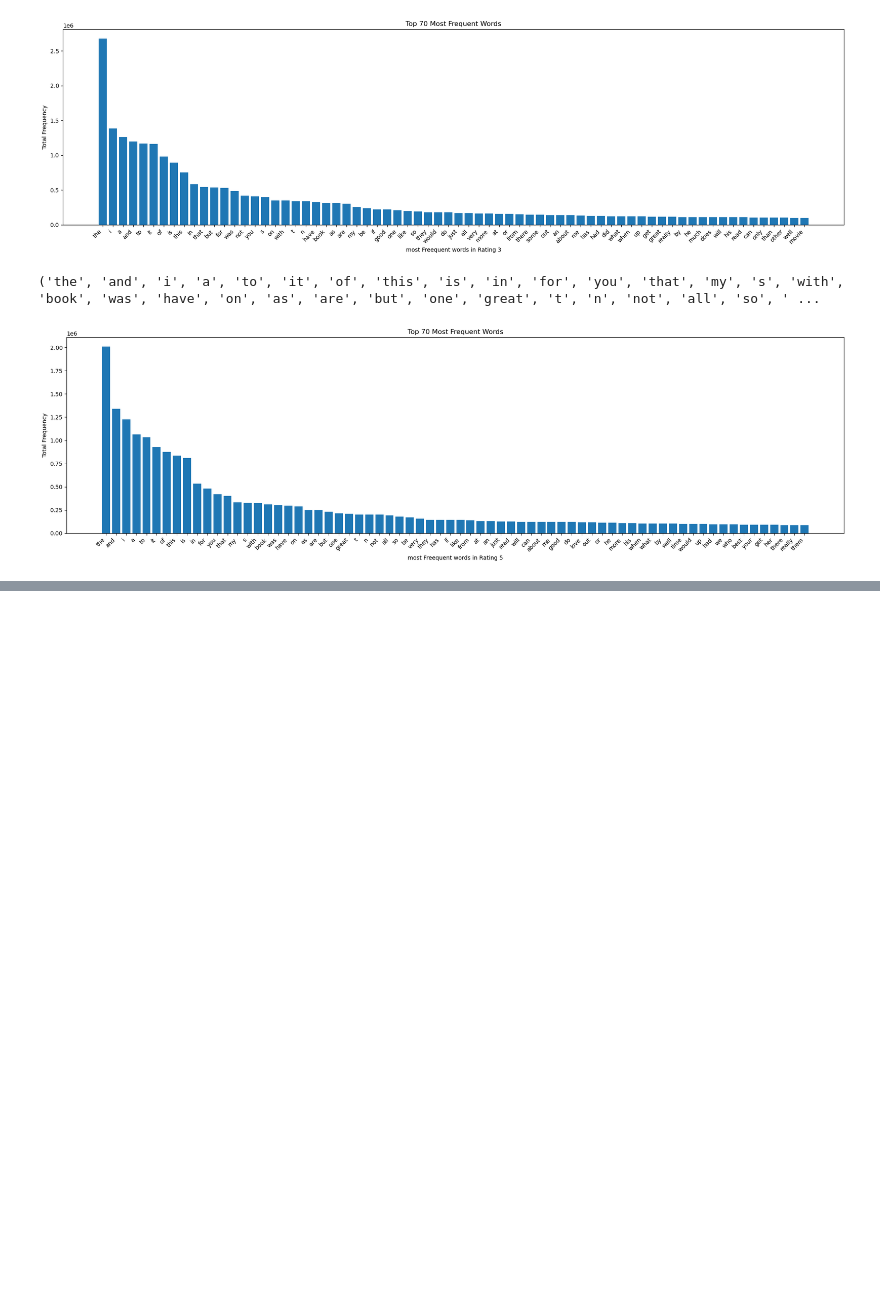
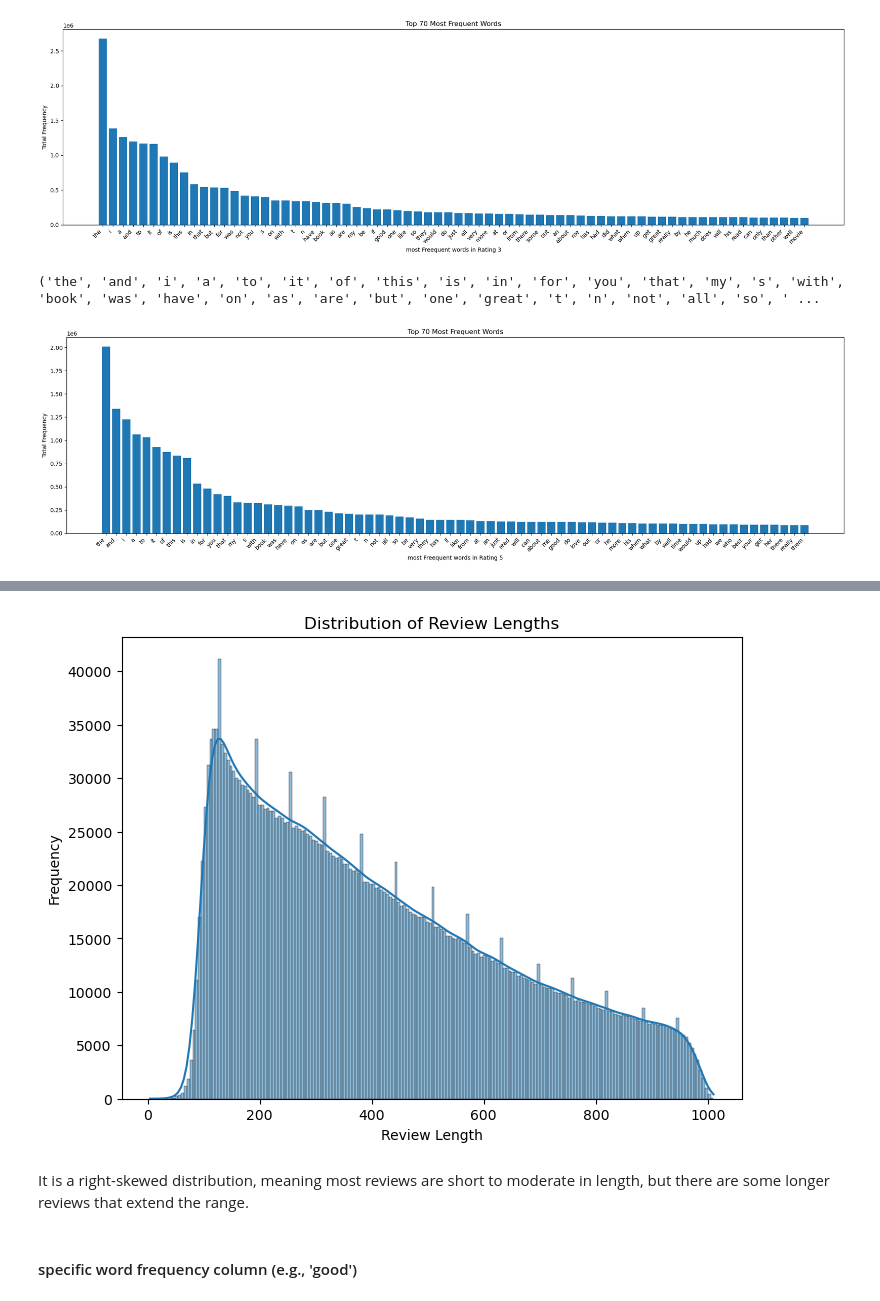
Before and after one commit to nishamizh/ReviewAnalysis-Capstone2, a Jupyter notebook: EDA-NLP.ipynb, the cells around one changed output, grey strips where cells are left out. Cells and saved outputs as stored; diff of their text form; code cells hidden in the pictures; blank space fills up the shorter version.

```diff
--- a/EDA-NLP.ipynb
+++ b/EDA-NLP.ipynb
@@ -272,0 +303,13 @@ get_top_most_frequent_words(data[data['Rating']==5]['Review_word_tokenize'],70,
+# %%
+plt.figure(figsize=(8, 6))
+sns.histplot(data['Review_str_len'], kde=True)
+plt.title('Distribution of Review Lengths')
+plt.xlabel('Review Length')
+plt.ylabel('Frequency')
+plt.show()
+# %% [output]
+[figure, added]
+# %% [markdown]
+It is a right-skewed distribution, meaning most reviews are short to moderate in length, but there are some longer reviews that extend the range.
+# %% [markdown]
+#### specific word frequency column (e.g., 'good')
```
Also changed, not shown: parts of 35 cells of this notebook.
